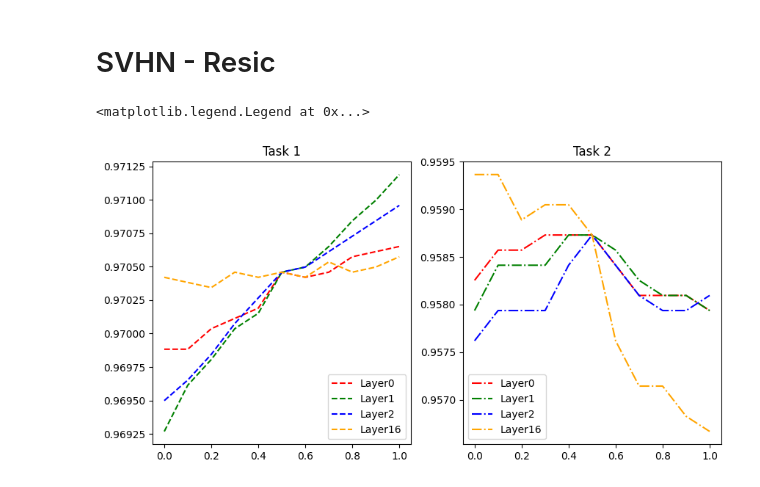
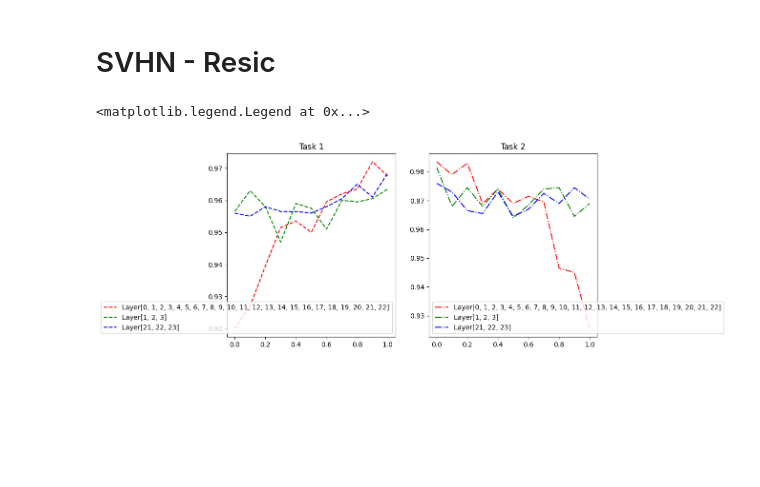
Before and after one commit to dennis-grinwald/task_vectors, a Jupyter notebook: analysis/accs.ipynb, the cells around one changed output. Saved outputs shown, nothing was run; the diff lists cells and outputs as text; code cells hidden in the pictures; blank space fills up the shorter version.

```diff
--- a/analysis/accs.ipynb
+++ b/analysis/accs.ipynb
@@ -6,28 +6,33 @@ import matplotlib.pyplot as plt
 # %%
 fig, ax = plt.subplots(1, 2, figsize=(10, 5))
 colors = ['red', 'green', 'blue', 'orange', 'purple', 'pink', 'brown', 'gray', 'cyan']
-for i, j in enumerate([0,1,2,16]):
+# for i, j in enumerate([list(range(23)),[1],[2],[3],[1,2,3],[21],[22],[23],[21,22,23]]):
+for i, j in enumerate([list(range(23)),[1,2,3],[21,22,23]]):
+    if j == list(range(23)):
+        path = '../results/accs_simplex_in_layers_all.npy'
+    else:
+        path = f'../results/accs_simplex_in_layers_{"_".join(map(str, j))}.npy'
     test_acc_dict = np.load(
-        f'/Users/dg/Projects/task_vectors/accs_simplex_in_layer_{j}.npy',
+        path,
         allow_pickle=True
     ).item()
     cleaned_keys = [float(key) for key in test_acc_dict.keys()]
     ax[0].plot(
         cleaned_keys,
         np.array(list(test_acc_dict.values()))[:,0], linestyle='--', color=colors[i], label=f'Layer{j}'
     )
     ax[1].plot(
         cleaned_keys,
         np.array(list(test_acc_dict.values()))[:,1], linestyle='-.', color=colors[i], label=f'Layer{j}'
     )
 ax[0].set_title('Task 1')
 ax[1].set_title('Task 2')
 ax[0].legend(
     loc='lower right'
 )
 ax[1].legend(
     loc='lower left'
 )
 # %% [output]
 <matplotlib.legend.Legend at 0x...>
-[figure, old version]
+[figure, new version]
```
Also changed, not shown: parts of 1 cell of this notebook, 2 other files.
